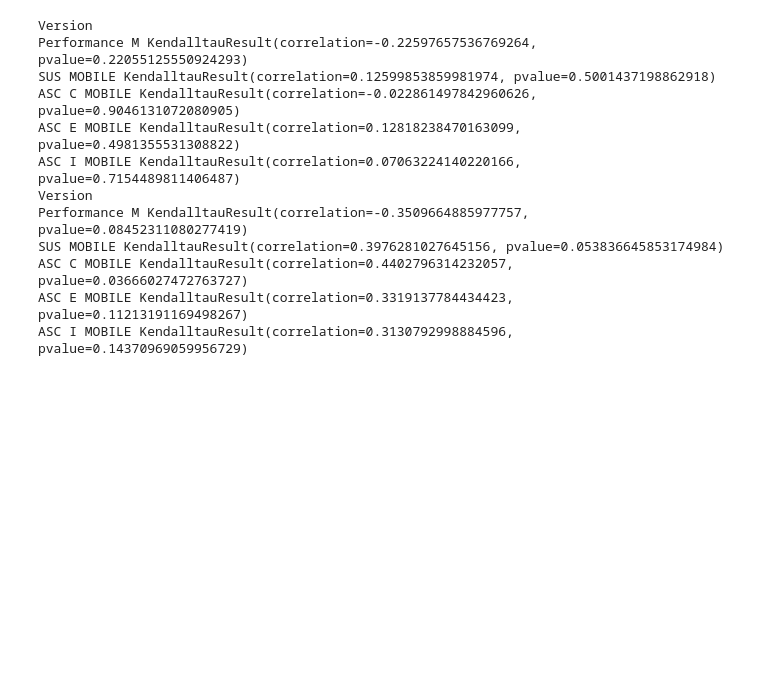
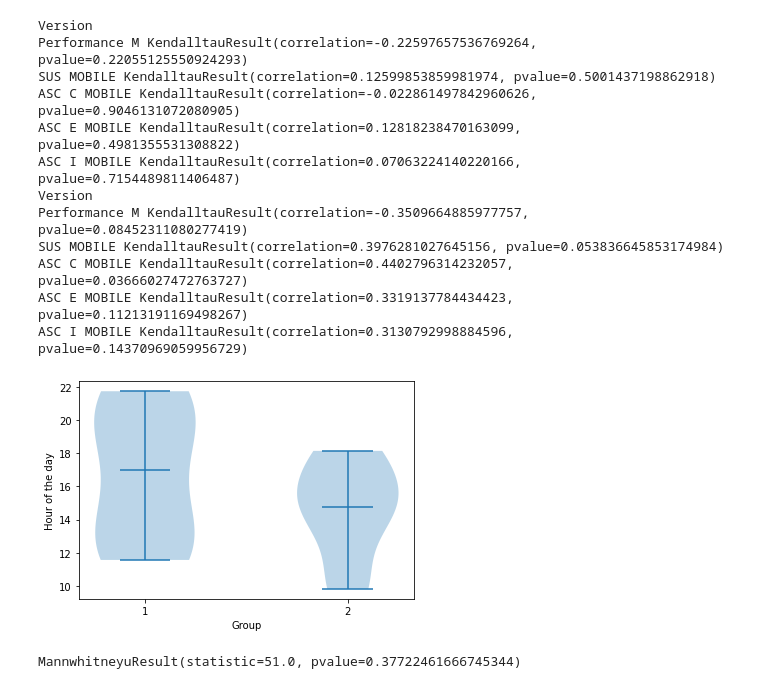
Before and after one commit to RomanGressler/MA, a Jupyter notebook: calc_data.ipynb, the cells around one changed output. Drawn from its saved outputs; the diff is of its cells as text; code cells hidden in the pictures; blank space fills up the shorter version.

```diff
--- a/calc_data.ipynb
+++ b/calc_data.ipynb
@@ -705,3 +735,27 @@ SUS MOBILE KendalltauResult(correlation=0.3976281027645156, pvalue=0.05383664585
 ASC C MOBILE KendalltauResult(correlation=0.4402796314232057, pvalue=0.03666027472763727)
 ASC E MOBILE KendalltauResult(correlation=0.3319137784434423, pvalue=0.11213191169498267)
 ASC I MOBILE KendalltauResult(correlation=0.3130792998884596, pvalue=0.14370969059956729)
+# %%
+timeg2 = pd.to_datetime(mobile.Timestamp).dt.hour + pd.to_datetime(mobile.Timestamp).dt.minute / 60
+timeg1 = pd.to_datetime(desktop.Timestamp).dt.hour + pd.to_datetime(desktop.Timestamp).dt.minute / 60
+
+data = [timeg1, timeg2]
+# Extract Figure and Axes instance
+fig, ax = plt.subplots()
+
+# Create a plot
+ax.violinplot(data, showmedians=True)
+
+ax.set(xticks=np.arange(1, 3), xlabel="Group", ylabel="Hour of the day")
+labels = [item.get_text() for item in ax.get_xticklabels()]
+labels[0] = '1'
+labels[1] = '2'
+ax.set_xticklabels(labels)
+# Add title
+plt.savefig('Evaluation\img\_violin_time.png', dpi=300)
+plt.show()
+
+mannwhitneyu(timeg1, timeg2)
+# %% [output]
+[figure, added]
+MannwhitneyuResult(statistic=51.0, pvalue=0.37722461666745344)
```
Also changed, not shown: parts of 2 cells of this notebook, 20 other files.
